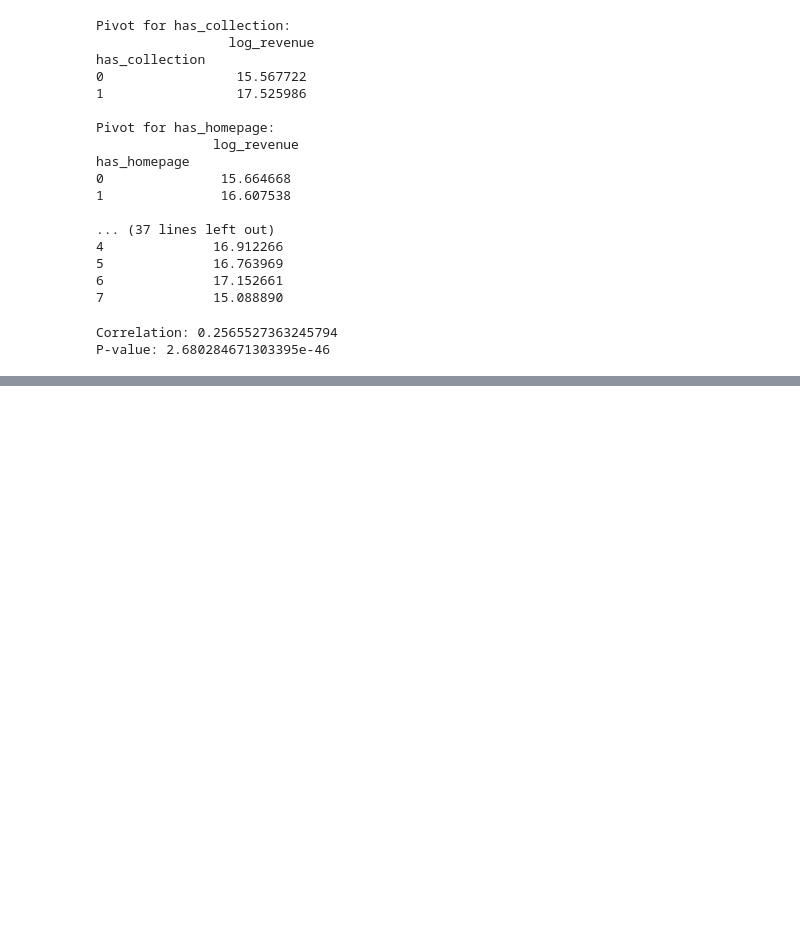
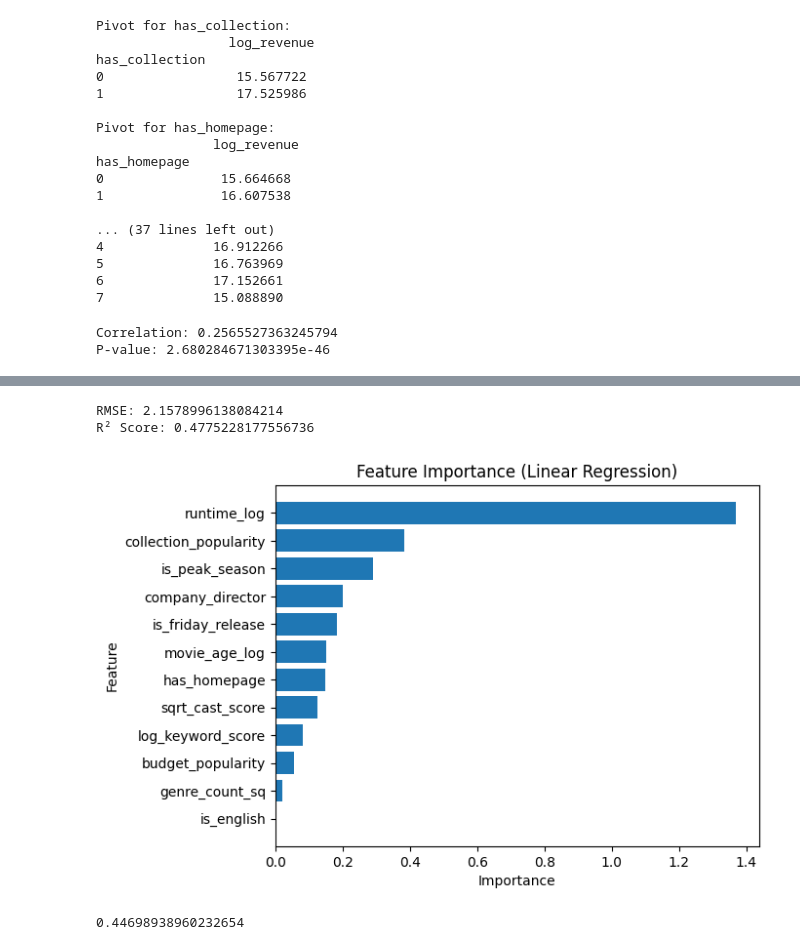
Before and after one commit to abinash128648/tmdb-box-office-prediction, a Jupyter notebook: movie-revenue-predicton.ipynb, the cells around one changed output, grey strips where cells are left out. Saved outputs shown, nothing was run; the diff lists cells and outputs as text; code cells hidden in the pictures; blank space fills up the shorter version.

Commit message:
feature importance

```diff
--- a/movie-revenue-predicton.ipynb
+++ b/movie-revenue-predicton.ipynb
@@ -530,0 +611,36 @@ df.head()
+# %%
+rmse = np.sqrt(mean_squared_error(y_test, y_pred))
+r2 = r2_score(y_test, y_pred)
+
+print("RMSE:", rmse)
+print("R² Score:", r2)
+# %% [output]
+RMSE: 2.1578996138084214
+R² Score: 0.4775228177556736
+# %%
+coefficients = model.coef_
+
+# Create DataFrame
+feature_importance = pd.DataFrame({
+    'Feature': X.columns,
+    'Importance': np.abs(coefficients)
+})
+
+# Sort
+feature_importance = feature_importance.sort_values(by='Importance', ascending=False)
+
+# Plot
+plt.figure()
+plt.barh(feature_importance['Feature'], feature_importance['Importance'])
+plt.xlabel("Importance")
+plt.ylabel("Feature")
+plt.title("Feature Importance (Linear Regression)")
+plt.gca().invert_yaxis()
+plt.show()
+# %% [output]
+[figure, added]
+# %%
+scores = cross_val_score(model, X, y, cv=5, scoring='r2')
+print(scores.mean())
+# %% [output]
+0.44698938960232654
```
Also changed, not shown: parts of 36 cells of this notebook.
